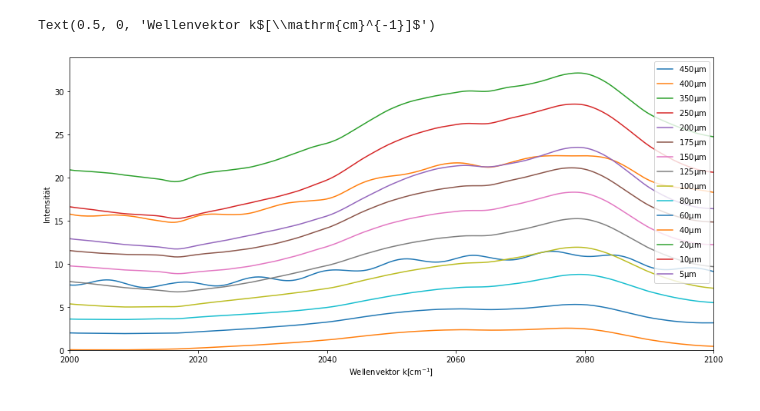
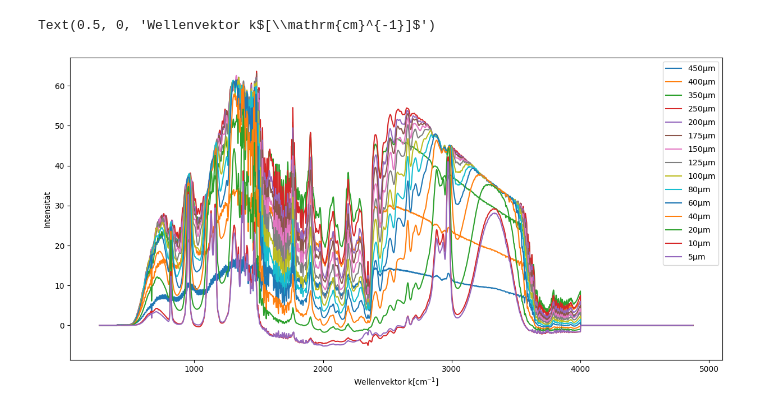
Before and after one commit to iLoveeMilkaa/M1-Lab, a Jupyter notebook: Aufgabe 3 Flüssigkeit.ipynb, the cells around one changed output. Saved outputs shown, nothing was run; the diff lists cells and outputs as text; code cells hidden in the pictures.

```diff
--- a/Aufgabe 3 Flüssigkeit.ipynb
+++ b/Aufgabe 3 Flüssigkeit.ipynb
@@ -119,28 +119,28 @@ _5won = _5micro_std[:,1]- _5iso_std[:,1]
 # %%
 #plot all without noises
 plt.figure(figsize = [15,7])
 
 plt.plot(_5iso_std[:,0],_450won,label=r"450$\mathrm{\mu m}$")
 plt.plot(_5iso_std[:,0],_400won,label=r"400$\mathrm{\mu m}$")
 plt.plot(_5iso_std[:,0],_350won,label=r"350$\mathrm{\mu m}$")
 plt.plot(_5iso_std[:,0],_250won,label=r"250$\mathrm{\mu m}$")
 plt.plot(_5iso_std[:,0],_200won,label=r"200$\mathrm{\mu m}$")
 plt.plot(_5iso_std[:,0],_175won,label=r"175$\mathrm{\mu m}$")
 plt.plot(_5iso_std[:,0],_150won,label=r"150$\mathrm{\mu m}$")
 plt.plot(_5iso_std[:,0],_125won,label=r"125$\mathrm{\mu m}$")
 plt.plot(_5iso_std[:,0],_100won,label=r"100$\mathrm{\mu m}$")
 plt.plot(_5iso_std[:,0],_80won,label=r"80$\mathrm{\mu m}$")
 plt.plot(_5iso_std[:,0],_60won,label=r"60$\mathrm{\mu m}$")
 plt.plot(_5iso_std[:,0],_40won,label=r"40$\mathrm{\mu m}$")
 plt.plot(_5iso_std[:,0],_20won,label=r"20$\mathrm{\mu m}$")
 plt.plot(_5iso_std[:,0],_10won,label=r"10$\mathrm{\mu m}$")
 plt.plot(_5iso_std[:,0],_5won,label=r"5$\mathrm{\mu m}$")
 
-plt.xlim((2000,2100))
-plt.ylim((0,34))
+#plt.xlim((2000,2100))
+#plt.ylim((0,34))
 plt.legend(loc = "upper right")
 plt.ylabel("Intensität")
 plt.xlabel(r"Wellenvektor k$[\mathrm{cm}^{-1}]$")
 # %% [output]
 Text(0.5, 0, 'Wellenvektor k$[\\mathrm{cm}^{-1}]$')
-[figure, old version]
+[figure, new version]
```
Also changed, not shown: parts of 4 cells of this notebook, 7 other files.
